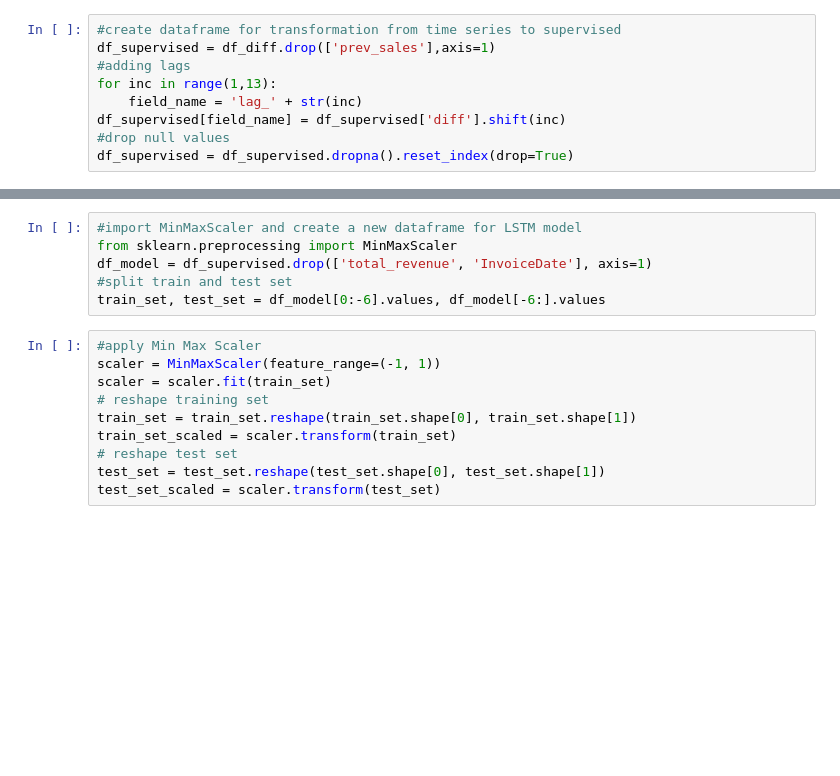
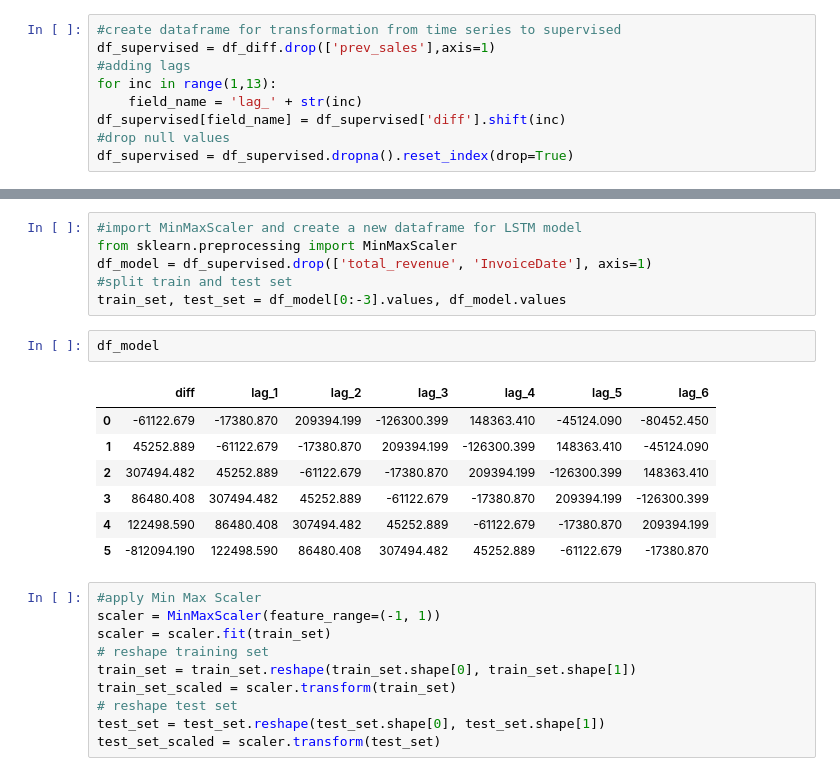
Before and after one commit to Ivan-Curmi/FinalProject, a Jupyter notebook: Sales (Ivan).ipynb, the cells around one changed output, grey strips where cells are left out. Saved outputs shown, nothing was run; the diff lists cells and outputs as text; blank space fills up the shorter version.

```diff
--- a/Sales (Ivan).ipynb
+++ b/Sales (Ivan).ipynb
@@ -1259,7 +1260,17 @@ print(regression_adj_rsq)
 from sklearn.preprocessing import MinMaxScaler
 df_model = df_supervised.drop(['total_revenue', 'InvoiceDate'], axis=1)
 #split train and test set
-train_set, test_set = df_model[0:-6].values, df_model[-6:].values
+train_set, test_set = df_model[0:-3].values, df_model.values
+# %%
+df_model
+# %% [output]
+|  | diff | lag_1 | lag_2 | lag_3 | lag_4 | lag_5 | lag_6 |
+| 0 | -61122.679 | -17380.870 | 209394.199 | -126300.399 | 148363.410 | -45124.090 | -80452.450 |
+| 1 | 45252.889 | -61122.679 | -17380.870 | 209394.199 | -126300.399 | 148363.410 | -45124.090 |
+| 2 | 307494.482 | 45252.889 | -61122.679 | -17380.870 | 209394.199 | -126300.399 | 148363.410 |
+| 3 | 86480.408 | 307494.482 | 45252.889 | -61122.679 | -17380.870 | 209394.199 | -126300.399 |
+| 4 | 122498.590 | 86480.408 | 307494.482 | 45252.889 | -61122.679 | -17380.870 | 209394.199 |
+| 5 | -812094.190 | 122498.590 | 86480.408 | 307494.482 | 45252.889 | -61122.679 | -17380.870 |
 # %%
 #apply Min Max Scaler
 scaler = MinMaxScaler(feature_range=(-1, 1))
```
Also changed, not shown: parts of 20 cells of this notebook.
